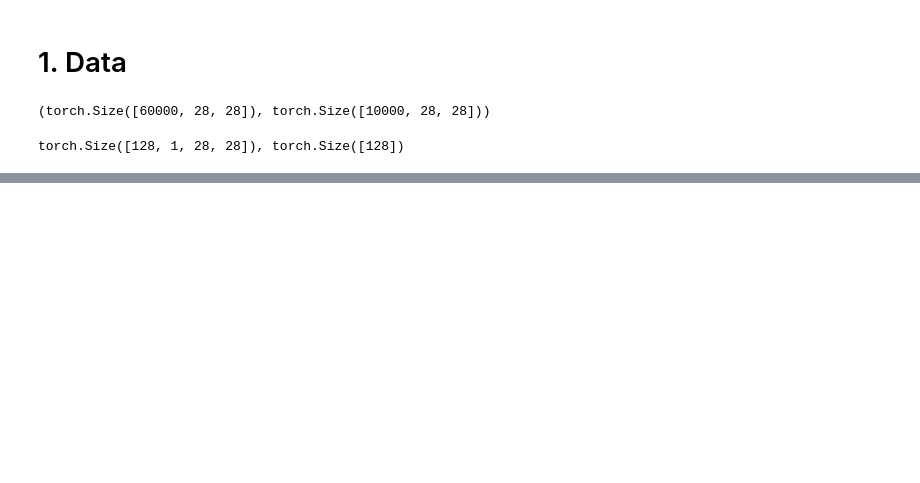
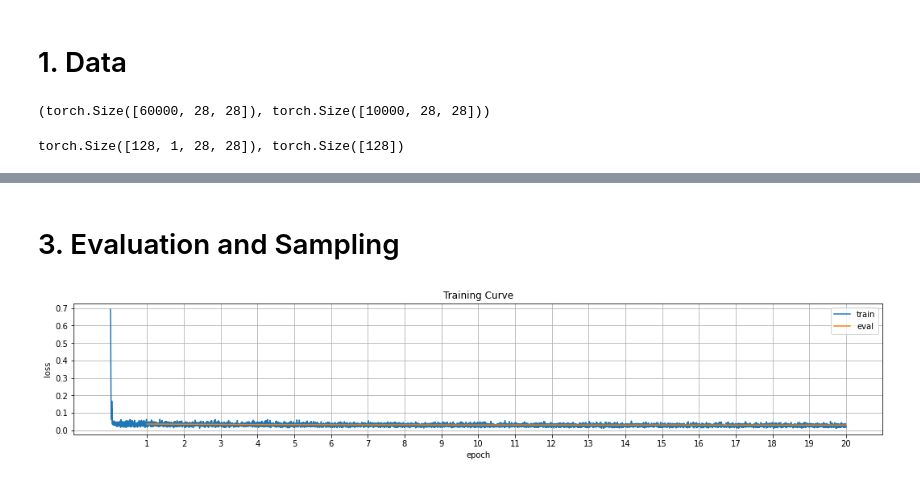
Before and after one commit to 10258392511/SemesterProject1, a Jupyter notebook: run_MADE.ipynb, the cells around one changed output, grey strips where cells are left out. Saved outputs shown, nothing was run; the diff lists cells and outputs as text; code cells hidden in the pictures; blank space fills up the shorter version.

```diff
--- a/run_MADE.ipynb
+++ b/run_MADE.ipynb
@@ -37,0 +99,5 @@ plt.colorbar()
+# %% [markdown]
+# 3. Evaluation and Sampling
+# %%
+tr_history_path = "./params/made_mnist/1636329416_3990479//training.pkl"
+model_path = "./params/made_mnist/1636329416_3990479/epoch_19_eval_loss_0_0295.pt"
@@ -37,0 +114,3 @@ plt.colorbar()
+# %%
+with open(tr_history_path, "rb") as rf:
+    train_losses, eval_losses = pickle.load(rf)
@@ -37,0 +119,4 @@ plt.colorbar()
+# %%
+plot_training_history(train_losses, eval_losses, figsize=(18, 3))
+# %% [output]
+[figure, added]
```
Also changed, not shown: parts of 18 cells of this notebook, 3 other files.
